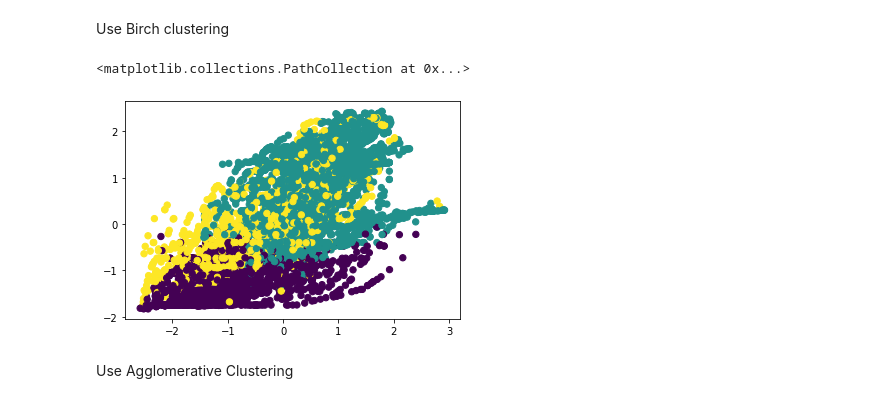
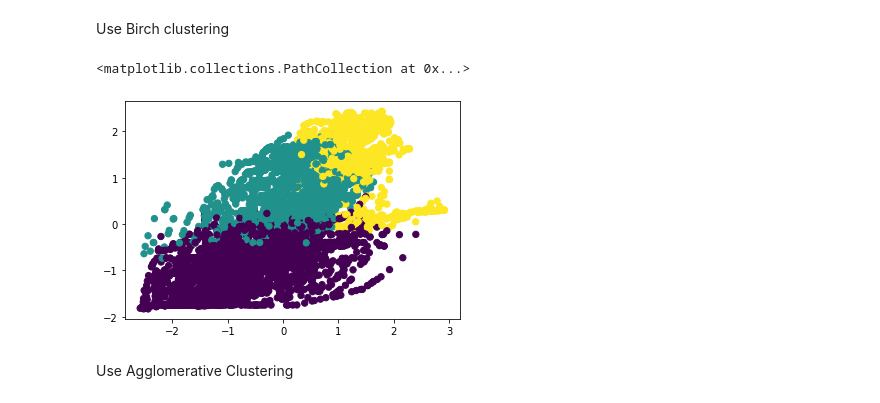
Before and after one commit to YuxingW/machine_learning, a Jupyter notebook: hw2_clustering/hw_clustering_ski.ipynb, the cells around one changed output. Drawn from its saved outputs; the diff is of its cells as text; code cells hidden in the pictures.

```diff
--- a/hw2_clustering/hw_clustering_ski.ipynb
+++ b/hw2_clustering/hw_clustering_ski.ipynb
@@ -194,12 +194,12 @@ Use Birch clustering
 # %%
 from sklearn.cluster import Birch
 
 brc = Birch(n_clusters=3).fit(X)
-brc_labels = gmm.predict(X)
+brc_labels = brc.predict(X)
 plt.scatter(X[:, 0], X[:, 1], c=brc_labels, s=40, cmap='viridis')
 # %% [output]
 <matplotlib.collections.PathCollection at 0x...>
-[figure, old version]
+[figure, new version]
 # %% [markdown]
 Use Agglomerative Clustering
 # %%
```
Also changed, not shown: parts of 6 cells of this notebook.
